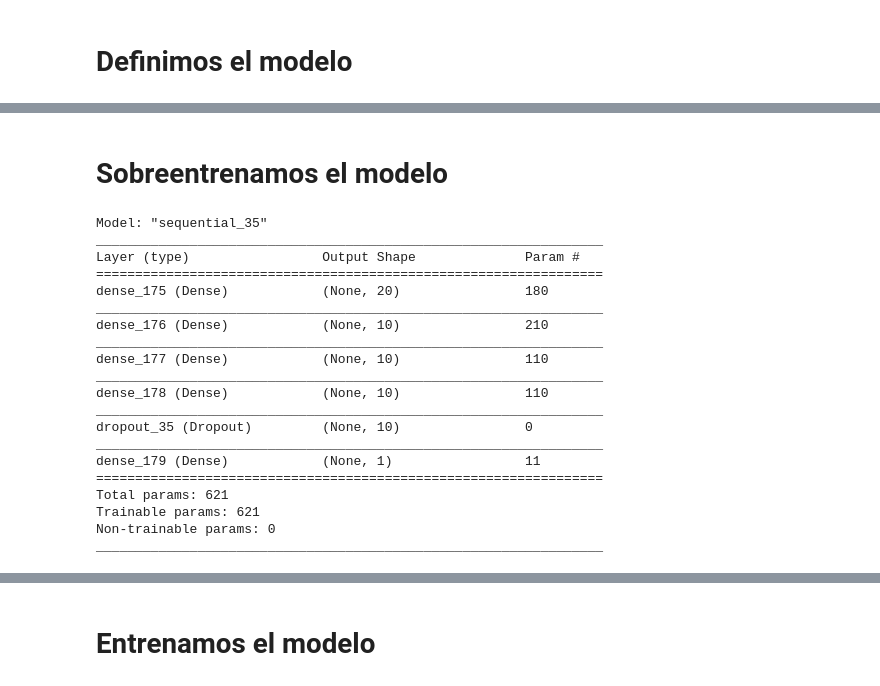
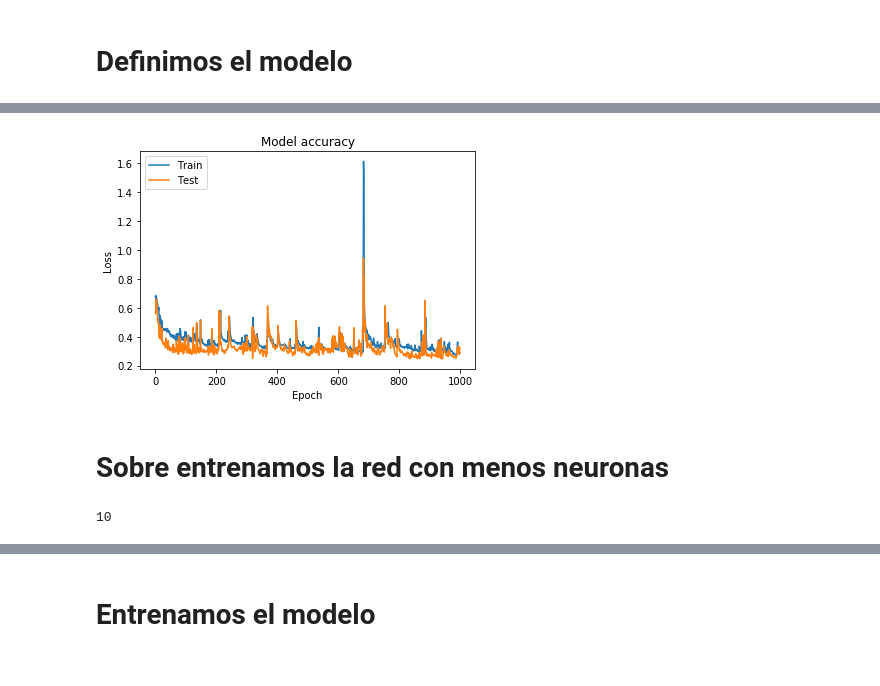
Before and after one commit to beatrizgoa/talks_and_workshops, a Jupyter notebook: test_ML_pipeline/testds.ipynb, the cells around one changed output, grey strips where cells are left out. Saved outputs shown, nothing was run; the diff lists cells and outputs as text; code cells hidden in the pictures.

```diff
--- a/test_ML_pipeline/testds.ipynb
+++ b/test_ML_pipeline/testds.ipynb
@@ -124,0 +238,3 @@ feature_vector_length = x_train.shape[1]
+# %%
+model_data = model_arquitecture()
+training_data = model_data.fit(x_train, y_train, epochs=1000, batch_size=32, validation_split=0.2, verbose=2)
@@ -125 +259,14 @@ feature_vector_length = x_train.shape[1]
+# %%
+# Plot training & validation accuracy values
+plt.plot(training_data.history['loss'])
+plt.plot(training_data.history['val_loss'])
+plt.title('Model accuracy')
+plt.ylabel('Loss')
+plt.xlabel('Epoch')
+plt.legend(['Train', 'Test'], loc='upper left')
+plt.show()
+# %% [output]
+[figure, added]
+# %% [markdown]
+# Sobre entrenamos la red con menos neuronas
 # %%
@@ -143,29 +283,8 @@ def model_arquitecture():
 
     return model
-# %% [markdown]
-# Sobreentrenamos el modelo
-# %%
-model = model_arquitecture()
-model.summary()
-# %% [output]
-Model: "sequential_35"
-_________________________________________________________________
-Layer (type)                 Output Shape              Param #
-=================================================================
-dense_175 (Dense)            (None, 20)                180
-_________________________________________________________________
-dense_176 (Dense)            (None, 10)                210
-_________________________________________________________________
-dense_177 (Dense)            (None, 10)                110
-_________________________________________________________________
-dense_178 (Dense)            (None, 10)                110
-_________________________________________________________________
-dropout_35 (Dropout)         (None, 10)                0
-_________________________________________________________________
-dense_179 (Dense)            (None, 1)                 11
-=================================================================
-Total params: 621
-Trainable params: 621
-Non-trainable params: 0
-_________________________________________________________________
+# %%
+model2 = model_arquitecture2()
+feature_vector_length
+# %% [output]
+10
 # %%
```
Also changed, not shown: parts of 23 cells of this notebook.
